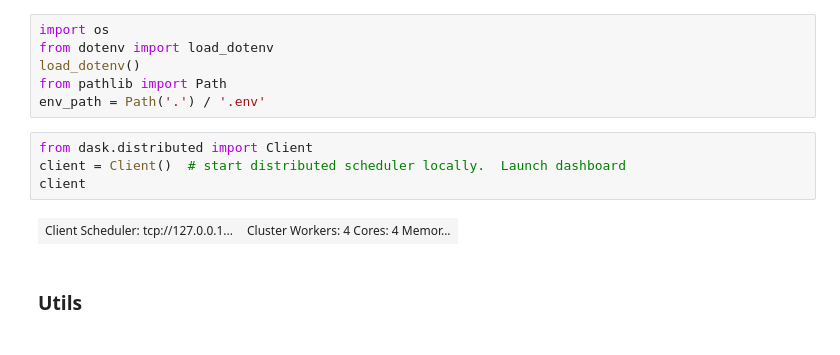
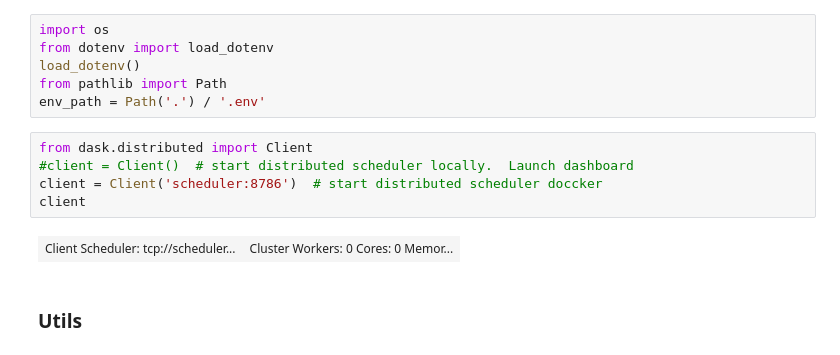
Before and after one commit to Vizzuality/soils-revealed-data, a Jupyter notebook: processing/precalculations_with_zarrs.ipynb, the cells around one changed output. Drawn from its saved outputs; the diff is of its cells as text.

```diff
--- a/processing/precalculations_with_zarrs.ipynb
+++ b/processing/precalculations_with_zarrs.ipynb
@@ -34,10 +34,11 @@ from pathlib import Path
 env_path = Path('.') / '.env'
 # %%
 from dask.distributed import Client
-client = Client()  # start distributed scheduler locally.  Launch dashboard
+#client = Client()  # start distributed scheduler locally.  Launch dashboard
+client = Client('scheduler:8786')  # start distributed scheduler doccker
 client
 # %% [output]
-| Client Scheduler: tcp://127.0.0.1... | Cluster Workers: 4 Cores: 4 Memor... |
+| Client Scheduler: tcp://scheduler... | Cluster Workers: 0 Cores: 0 Memor... |
 # %% [markdown]
 <a id='utils'></a>
 ### Utils
```
Also changed, not shown: parts of 3 cells of this notebook.
